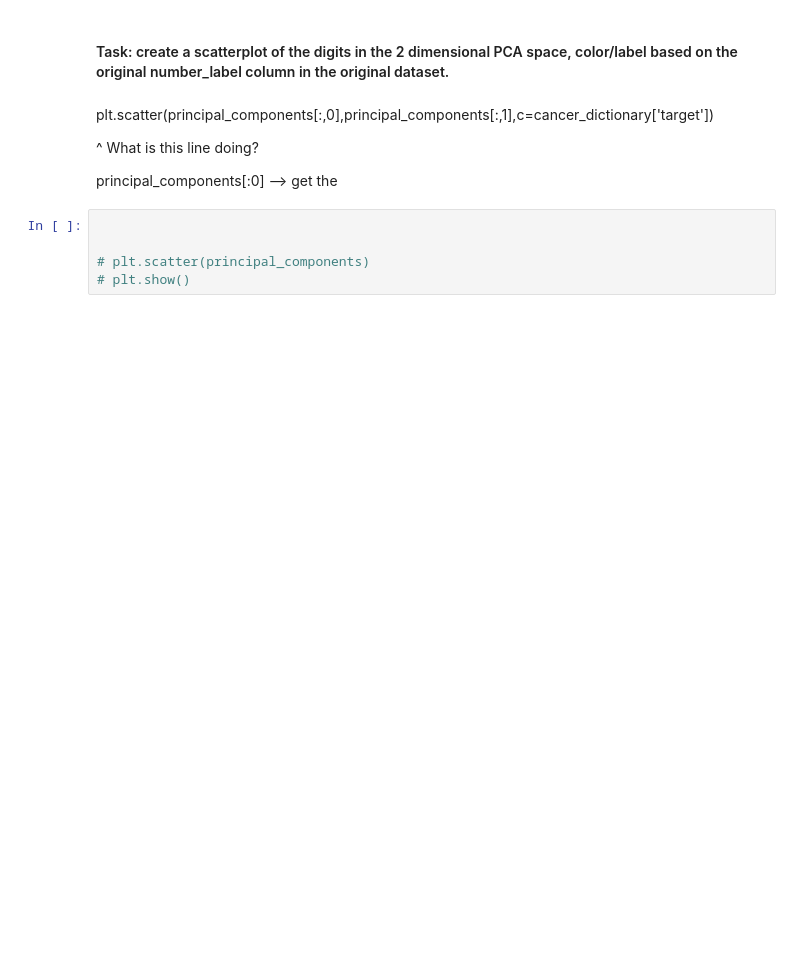
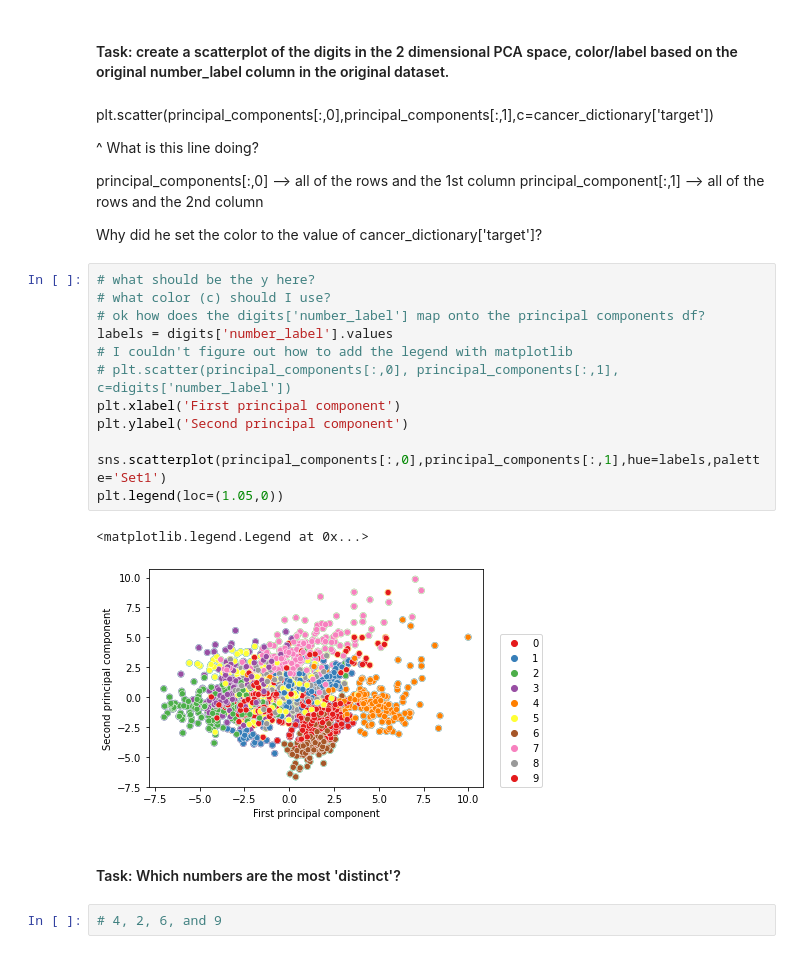
Before and after one commit to yohn-dezmon/pca-digits-dataset, a Jupyter notebook: pca_digits_project.ipynb, the cells around one changed output. Cells and saved outputs as stored; diff of their text form; blank space fills up the shorter version.

```diff
--- a/pca_digits_project.ipynb
+++ b/pca_digits_project.ipynb
@@ -156,9 +156,26 @@ plt.scatter(principal_components[:,0],principal_components[:,1],c=cancer_diction
 
 ^ What is this line doing?
 
-principal_components[:0] --> get the
+principal_components[:,0] --> all of the rows and the 1st column
+principal_component[:,1] --> all of the rows and the 2nd column
+
+Why did he set the color to the value of cancer_dictionary['target']?
 # %%
+# what should be the y here?
+# what color (c) should I use?
+# ok how does the digits['number_label'] map onto the principal components df?
+labels = digits['number_label'].values
+# I couldn't figure out how to add the legend with matplotlib
+# plt.scatter(principal_components[:,0], principal_components[:,1], c=digits['number_label'])
+plt.xlabel('First principal component')
+plt.ylabel('Second principal component')
 
-
-# plt.scatter(principal_components)
-# plt.show()
+sns.scatterplot(principal_components[:,0],principal_components[:,1],hue=labels,palette='Set1')
+plt.legend(loc=(1.05,0))
+# %% [output]
+<matplotlib.legend.Legend at 0x...>
+[figure, added]
+# %% [markdown]
+#### Task: Which numbers are the most 'distinct'?
+# %%
+# 4, 2, 6, and 9
```
Also changed, not shown: parts of 2 cells of this notebook.
